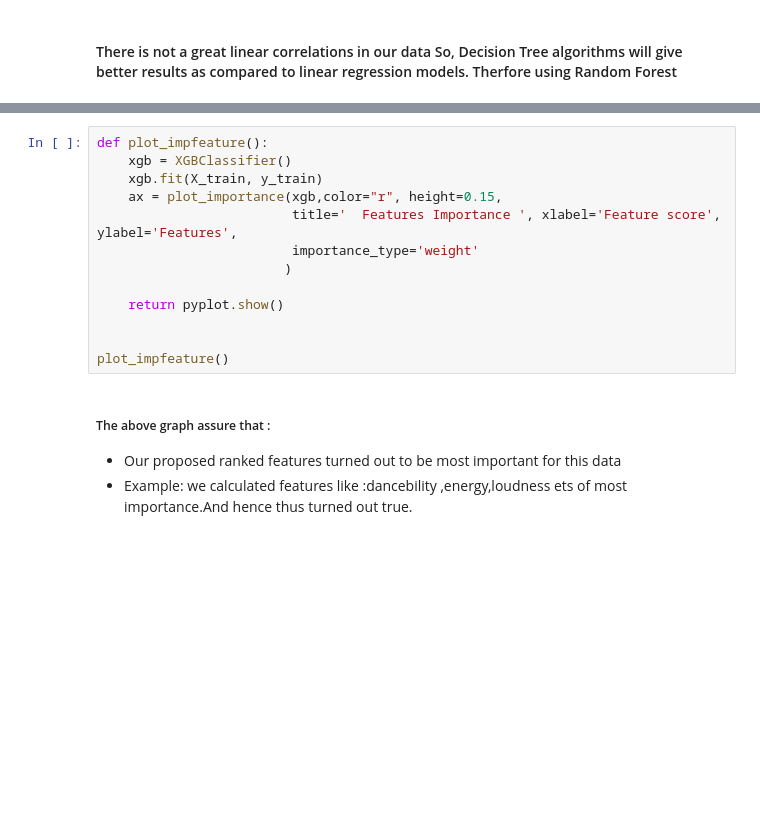
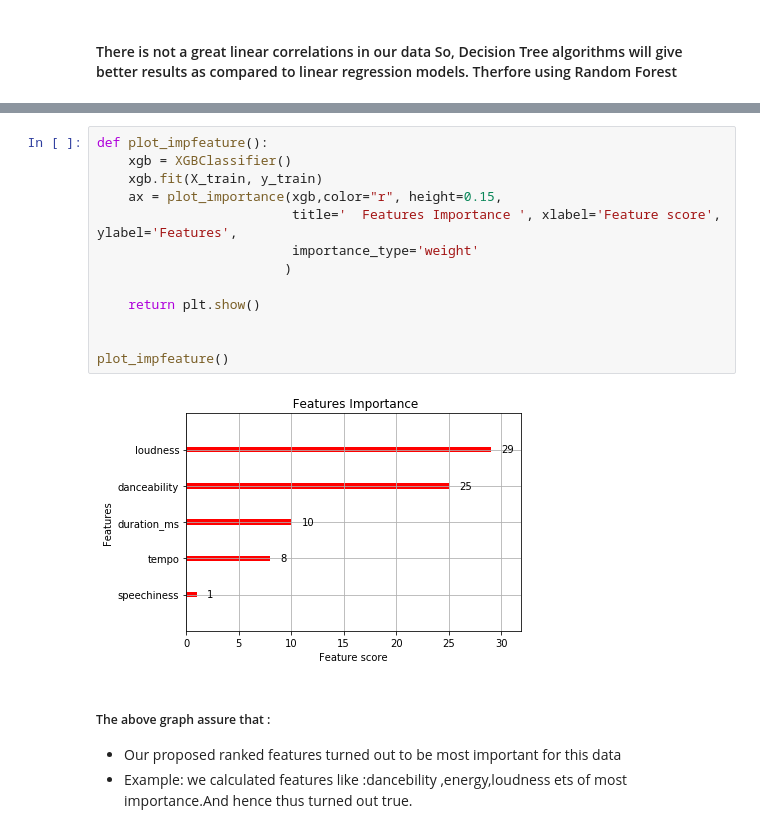
Before and after one commit to fneitzel/DataAnalysisOnMusicPreferences, a Jupyter notebook: exploration/2017.ipynb, the cells around one changed output, grey strips where cells are left out. Saved outputs shown, nothing was run; the diff lists cells and outputs as text; blank space fills up the shorter version.

```diff
--- a/exploration/2017.ipynb
+++ b/exploration/2017.ipynb
@@ -481,16 +571,18 @@ print("y_test: ",y_test.shape)
 # %%
 def plot_impfeature():
     xgb = XGBClassifier()
     xgb.fit(X_train, y_train)
     ax = plot_importance(xgb,color="r", height=0.15,
                          title='  Features Importance ', xlabel='Feature score', ylabel='Features',
                          importance_type='weight'
                         )
 
-    return pyplot.show()
+    return plt.show()
 
 
 plot_impfeature()
+# %% [output]
+[figure, added]
 # %% [markdown]
 ##### The above graph assure that :
 -  Our proposed ranked features turned out to be  most important for this data
```
Also changed, not shown: parts of 24 cells of this notebook, 17 other files.
